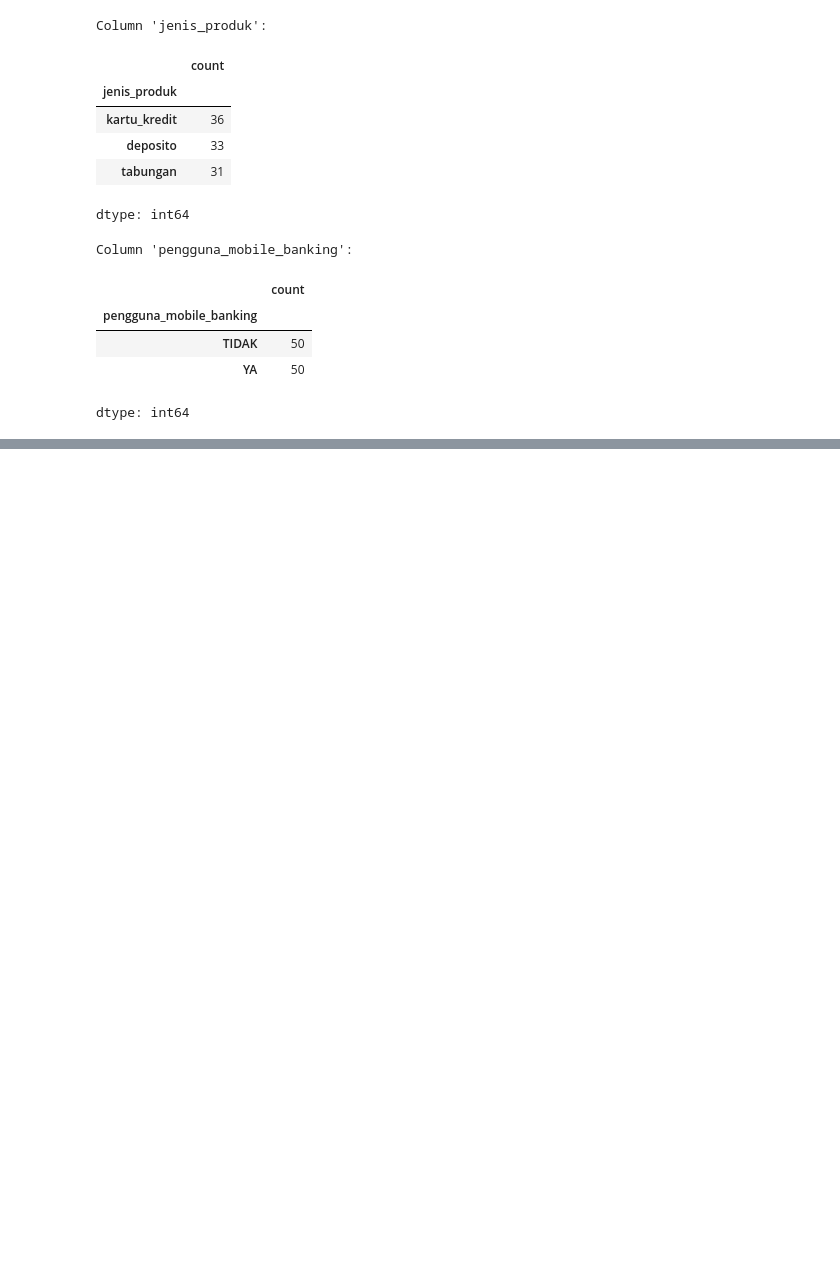
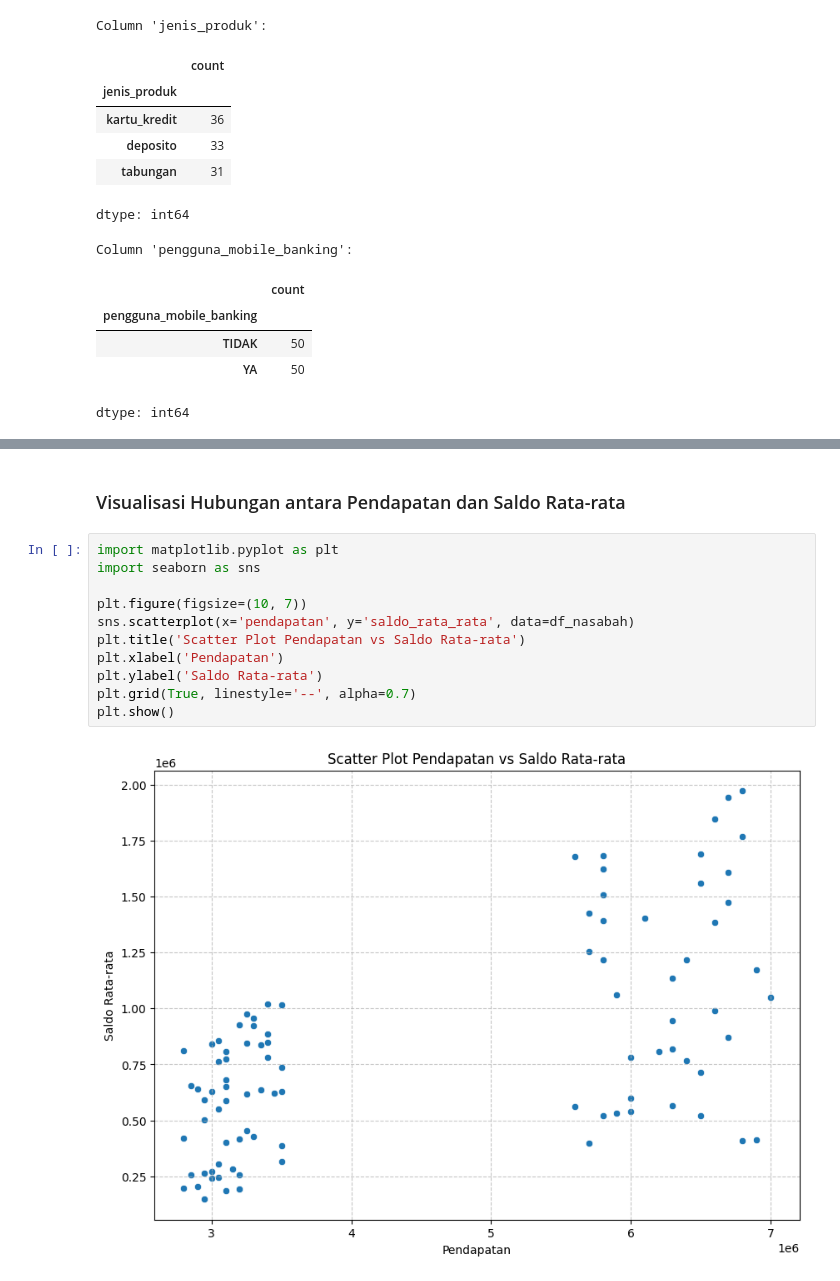
Before and after one commit to nova888/Data-Science, a Jupyter notebook: EDAdataNasabah.ipynb, the cells around one changed output, grey strips where cells are left out. Cells and saved outputs as stored; diff of their text form; blank space fills up the shorter version.

```diff
--- a/EDAdataNasabah.ipynb
+++ b/EDAdataNasabah.ipynb
@@ -91,0 +156,15 @@ dtype: int64
+# %% [markdown]
+### Visualisasi Hubungan antara Pendapatan dan Saldo Rata-rata
+# %%
+import matplotlib.pyplot as plt
+import seaborn as sns
+
+plt.figure(figsize=(10, 7))
+sns.scatterplot(x='pendapatan', y='saldo_rata_rata', data=df_nasabah)
+plt.title('Scatter Plot Pendapatan vs Saldo Rata-rata')
+plt.xlabel('Pendapatan')
+plt.ylabel('Saldo Rata-rata')
+plt.grid(True, linestyle='--', alpha=0.7)
+plt.show()
+# %% [output]
+[figure, added]
```
Also changed, not shown: parts of 15 cells of this notebook.
